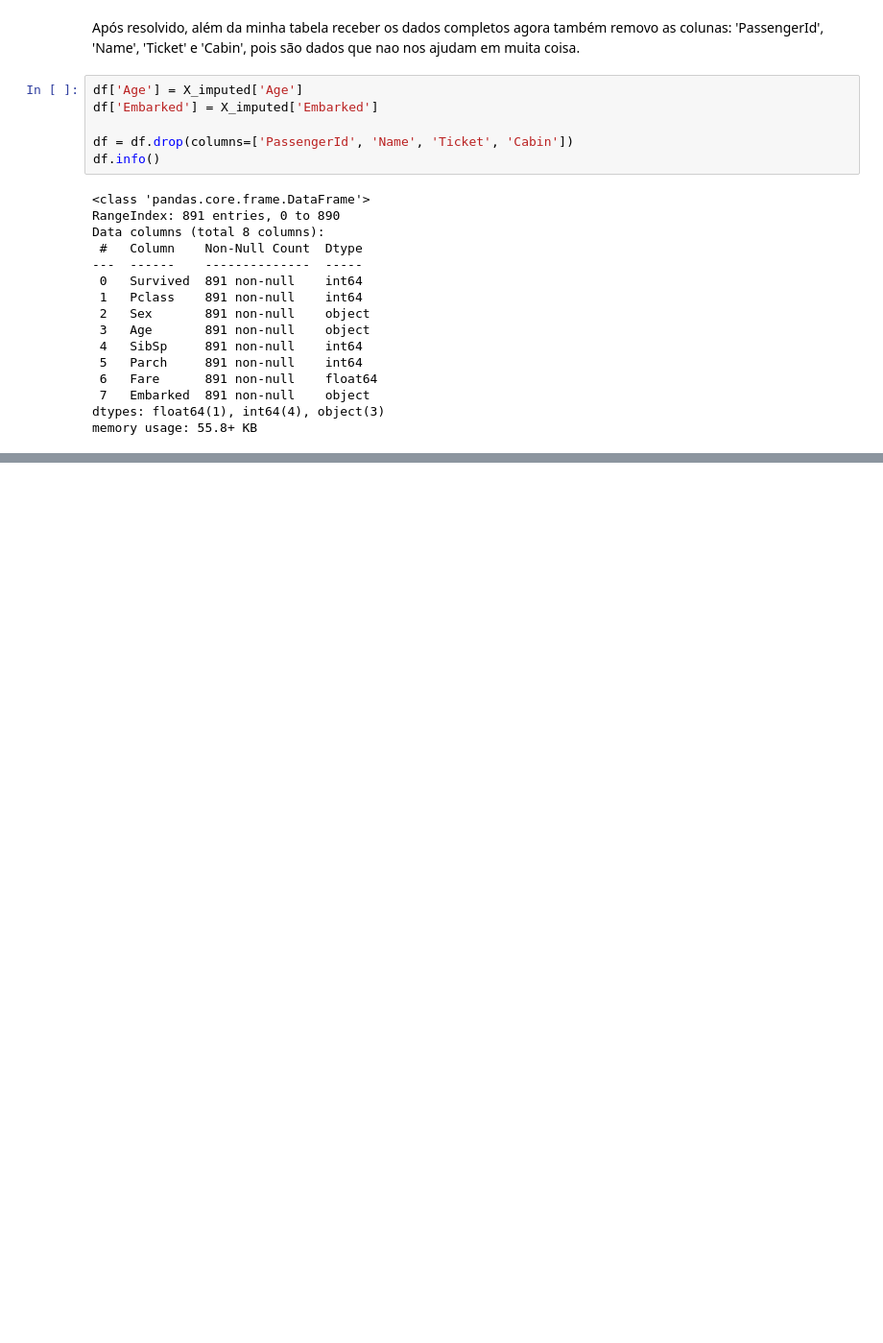
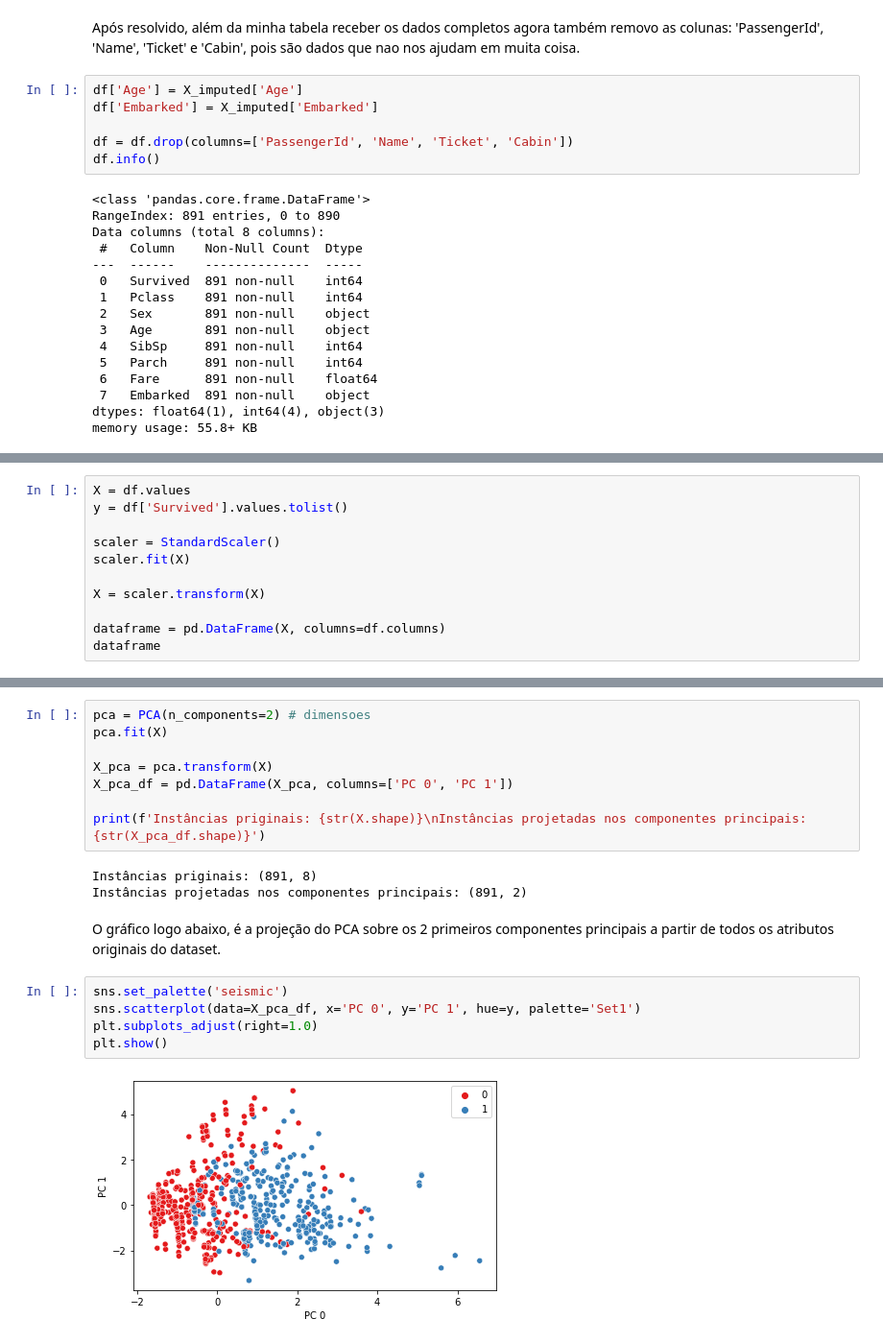
Before and after one commit to als-v/MachineLearning, a Jupyter notebook: Trabalho/trabalho.ipynb, the cells around one changed output, grey strips where cells are left out. Shown at 96% size. Drawn from its saved outputs; the diff is of its cells as text; blank space fills up the shorter version.

```diff
--- a/Trabalho/trabalho.ipynb
+++ b/Trabalho/trabalho.ipynb
@@ -106,0 +259,11 @@ memory usage: 55.8+ KB
+# %%
+X = df.values
+y = df['Survived'].values.tolist()
+
+scaler = StandardScaler()
+scaler.fit(X)
+
+X = scaler.transform(X)
+
+dataframe = pd.DataFrame(X, columns=df.columns)
+dataframe
@@ -106,0 +290,20 @@ memory usage: 55.8+ KB
+# %%
+pca = PCA(n_components=2) # dimensoes
+pca.fit(X)
+
+X_pca = pca.transform(X)
+X_pca_df = pd.DataFrame(X_pca, columns=['PC 0', 'PC 1'])
+
+print(f'Instâncias priginais: {str(X.shape)}\nInstâncias projetadas nos componentes principais: {str(X_pca_df.shape)}')
+# %% [output]
+Instâncias priginais: (891, 8)
+Instâncias projetadas nos componentes principais: (891, 2)
+# %% [markdown]
+O gráfico logo abaixo, é a projeção do PCA sobre os 2 primeiros componentes principais a partir de todos os atributos originais do dataset.
+# %%
+sns.set_palette('seismic')
+sns.scatterplot(data=X_pca_df, x='PC 0', y='PC 1', hue=y, palette='Set1')
+plt.subplots_adjust(right=1.0)
+plt.show()
+# %% [output]
+[figure, added]
```
Also changed, not shown: parts of 19 cells of this notebook.
